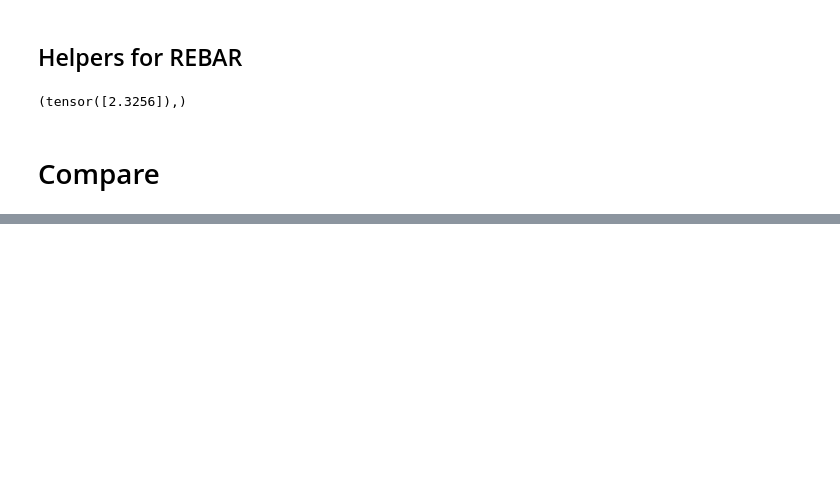
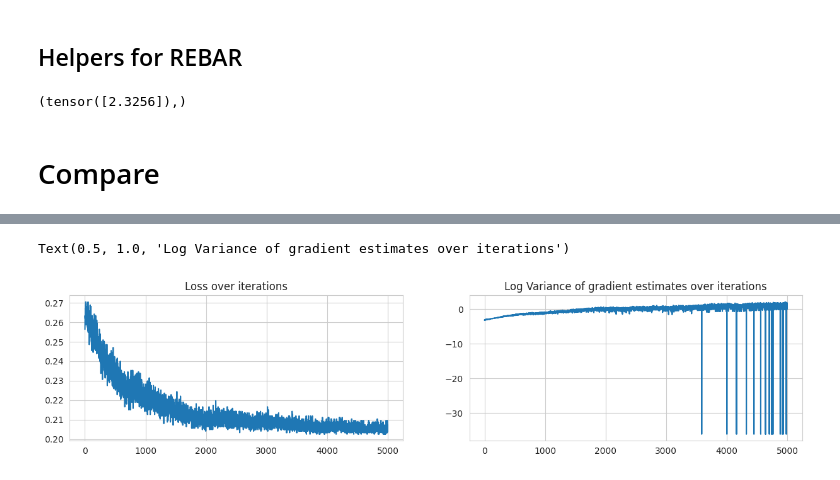
Before and after one commit to ZetrextJG/REBAR-PyTorch, a Jupyter notebook: toy_example_E.ipynb, the cells around one changed output, grey strips where cells are left out. Cells and saved outputs as stored; diff of their text form; code cells hidden in the pictures; blank space fills up the shorter version.

```diff
--- a/toy_example_E.ipynb
+++ b/toy_example_E.ipynb
@@ -197,0 +198,47 @@ Text(0.5, 1.0, 'Lambda over iterations')
+# %%
+losses = []
+variances = []
+
+n_variance_samples = 128  # N.o samples to compute variance
+
+theta_model = ThetaModel()
+theta_model.train()
+
+opt = torch.optim.Adam([theta_model.inner_theta], lr=0.005, betas=(0.9, 0.99999))
+
+for _ in tqdm(range(max_iter)):
+
+    # Initialize theta
+    theta = theta_model.forward()
+
+    temp_theta = theta.detach().clone().repeat(n_variance_samples, 1)
+    temp_theta.requires_grad = True
+
+    # Reinforce estimator
+    b = torch.bernoulli(temp_theta)
+    grad_estimates = f(b) * torch.autograd.grad(log_pb(b, temp_theta).sum(), temp_theta)[0].detach()
+
+    losses.append(f(torch.bernoulli(temp_theta.detach())).mean().item())
+    variances.append(torch.var(grad_estimates.detach()).item())
+
+    # Take one sample Monte Carlo estimate of the gradient
+    gradient_estimate = grad_estimates[0]
+
+    opt.zero_grad()
+    autograd.backward(theta, gradient_estimate.detach())
+    opt.step()
+
+    if torch.isnan(theta).any():
+        print("NaN detected")
+        break
+# %%
+# Create a single figure with subplots
+fig, axs = plt.subplots(1,2, figsize=(15, 3))
+# Plot the loss
+sns.lineplot(x=range(len(losses)), y=losses, ax=axs[0])
+axs[0].set_title('Loss over iterations')
+sns.lineplot(x=range(len(losses)), y=np.log(np.array(variances)), ax=axs[1])
+axs[1].set_title('Log Variance of gradient estimates over iterations')
+# %% [output]
+Text(0.5, 1.0, 'Log Variance of gradient estimates over iterations')
+[figure, added]
```
Also changed, not shown: parts of 3 cells of this notebook.
